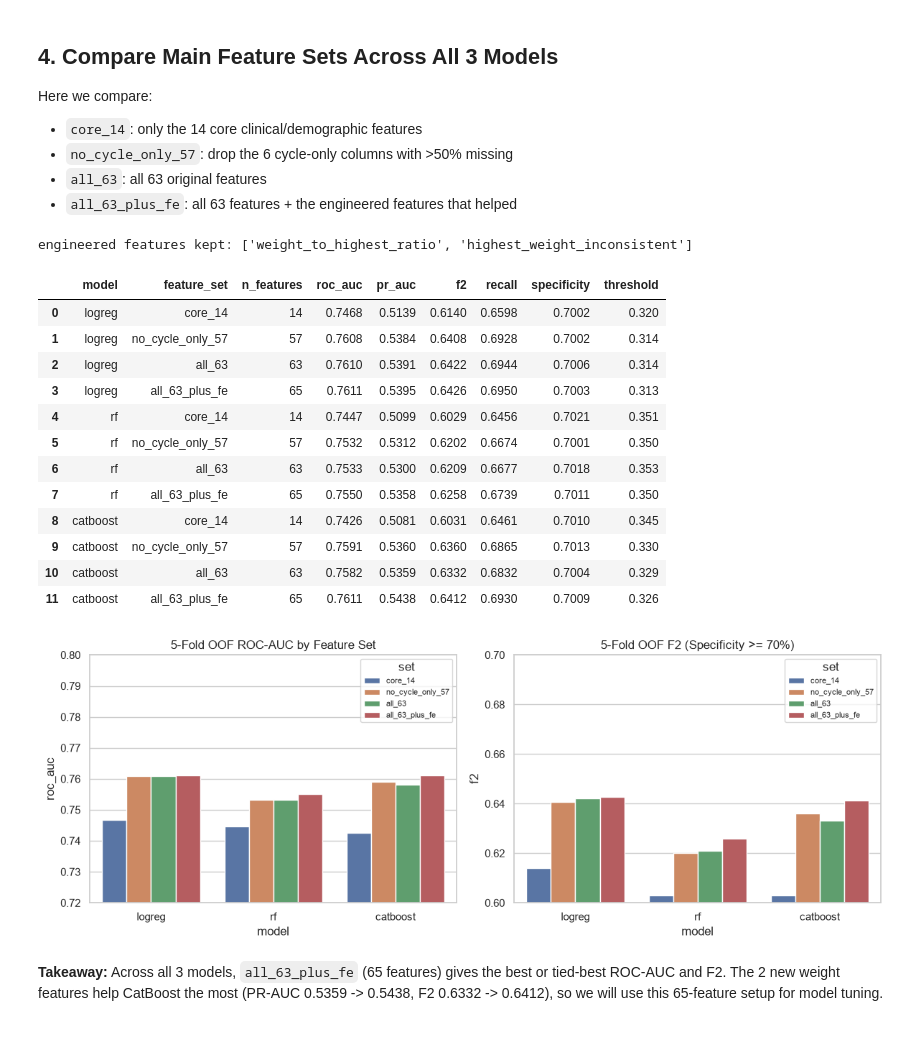
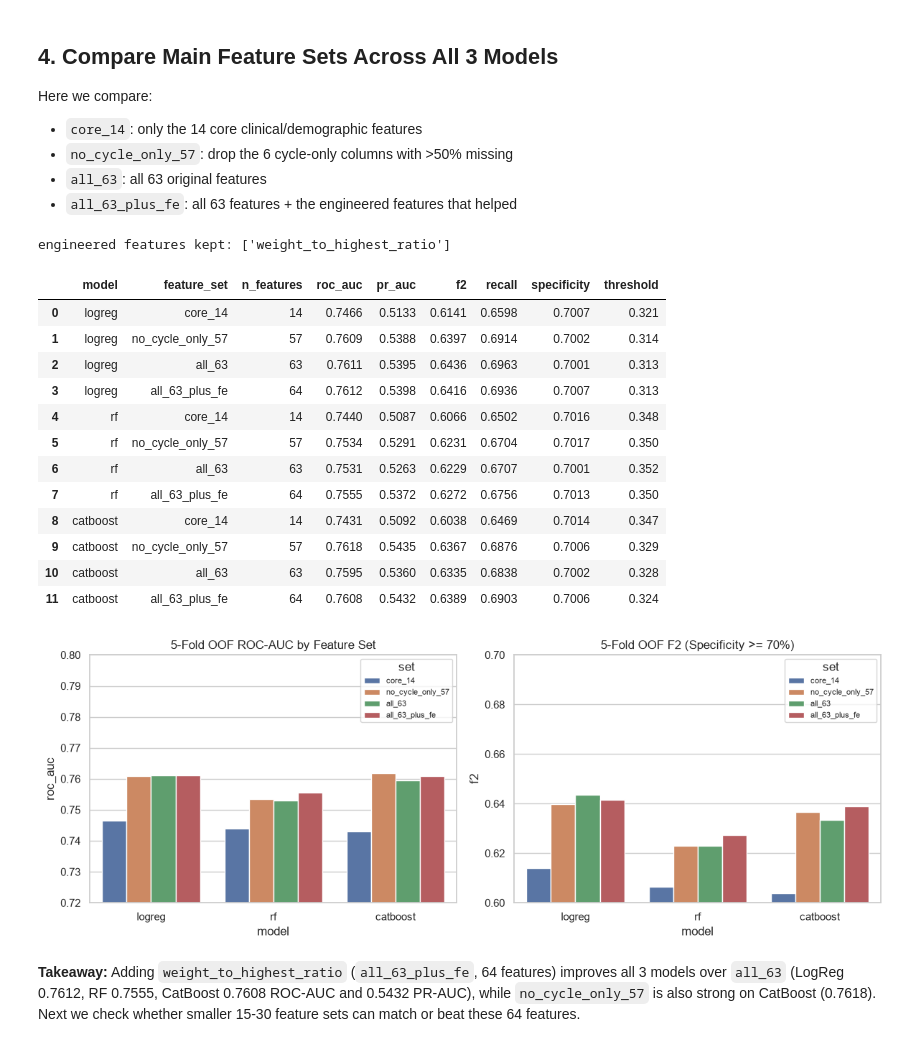
Before and after one commit to axiom-digital/type0-diabetes-screening, a Jupyter notebook: notebooks/03_feature_selection.ipynb, the cells around one changed output. Cells and saved outputs as stored; diff of their text form; code cells hidden in the pictures.

```diff
--- a/notebooks/03_feature_selection.ipynb
+++ b/notebooks/03_feature_selection.ipynb
@@ -290,54 +290,54 @@ high_missing_cycle_cols = {
 }
 no_cycle_only_57 = [c for c in all_63 if c not in high_missing_cycle_cols]
 
-# keep engineered columns that improved average ROC-AUC over baseline
+# keep only engineered columns with a clear CV gain (>= 0.002 combined AUC diff)
 helpful_fe = []
 for col in fe_all:
     row = fe_df.loc[fe_df["experiment"] == f"+ {col}"].iloc[0]
-    if (row["lr_auc_diff"] + row["rf_auc_diff"]) > 0:
+    if (row["lr_auc_diff"] + row["rf_auc_diff"]) >= 0.002:
         helpful_fe.append(col)
 print("engineered features kept:", helpful_fe)
 
 candidate_sets = {
     "core_14": GROUPS["core"],
     "no_cycle_only_57": no_cycle_only_57,
     "all_63": all_63,
     "all_63_plus_fe": all_63 + helpful_fe,
 }
 
 comp_rows = []
 for model_type in ["logreg", "rf", "catboost"]:
     for set_name, cols in candidate_sets.items():
         m = run_cv(df_fe, cols, model_type)
         comp_rows.append({
             "model": model_type,
             "feature_set": set_name,
             "n_features": len(cols),
             "roc_auc": m["roc_auc"],
             "pr_auc": m["pr_auc"],
             "f2": m["f2"],
             "recall": m["recall"],
             "specificity": m["specificity"],
             "threshold": m["threshold"],
         })
 
 comp_df = pd.DataFrame(comp_rows)
 display(comp_df)
 # %% [output]
-engineered features kept: ['weight_to_highest_ratio', 'highest_weight_inconsistent']
+engineered features kept: ['weight_to_highest_ratio']
 |  | model | feature_set | n_features | roc_auc | pr_auc | f2 | recall | specificity | threshold |
-| 0 | logreg | core_14 | 14 | 0.7468 | 0.5139 | 0.6140 | 0.6598 | 0.7002 | 0.320 |
-| 1 | logreg | no_cycle_only_57 | 57 | 0.7608 | 0.5384 | 0.6408 | 0.6928 | 0.7002 | 0.314 |
-| 2 | logreg | all_63 | 63 | 0.7610 | 0.5391 | 0.6422 | 0.6944 | 0.7006 | 0.314 |
-| 3 | logreg | all_63_plus_fe | 65 | 0.7611 | 0.5395 | 0.6426 | 0.6950 | 0.7003 | 0.313 |
-| 4 | rf | core_14 | 14 | 0.7447 | 0.5099 | 0.6029 | 0.6456 | 0.7021 | 0.351 |
-| 5 | rf | no_cycle_only_57 | 57 | 0.7532 | 0.5312 | 0.6202 | 0.6674 | 0.7001 | 0.350 |
-| 6 | rf | all_63 | 63 | 0.7533 | 0.5300 | 0.6209 | 0.6677 | 0.7018 | 0.353 |
-| 7 | rf | all_63_plus_fe | 65 | 0.7550 | 0.5358 | 0.6258 | 0.6739 | 0.7011 | 0.350 |
-| 8 | catboost | core_14 | 14 | 0.7426 | 0.5081 | 0.6031 | 0.6461 | 0.7010 | 0.345 |
-| 9 | catboost | no_cycle_only_57 | 57 | 0.7591 | 0.5360 | 0.6360 | 0.6865 | 0.7013 | 0.330 |
-| 10 | catboost | all_63 | 63 | 0.7582 | 0.5359 | 0.6332 | 0.6832 | 0.7004 | 0.329 |
-| 11 | catboost | all_63_plus_fe | 65 | 0.7611 | 0.5438 | 0.6412 | 0.6930 | 0.7009 | 0.326 |
+| 0 | logreg | core_14 | 14 | 0.7466 | 0.5133 | 0.6141 | 0.6598 | 0.7007 | 0.321 |
+| 1 | logreg | no_cycle_only_57 | 57 | 0.7609 | 0.5388 | 0.6397 | 0.6914 | 0.7002 | 0.314 |
+| 2 | logreg | all_63 | 63 | 0.7611 | 0.5395 | 0.6436 | 0.6963 | 0.7001 | 0.313 |
+| 3 | logreg | all_63_plus_fe | 64 | 0.7612 | 0.5398 | 0.6416 | 0.6936 | 0.7007 | 0.313 |
+| 4 | rf | core_14 | 14 | 0.7440 | 0.5087 | 0.6066 | 0.6502 | 0.7016 | 0.348 |
+| 5 | rf | no_cycle_only_57 | 57 | 0.7534 | 0.5291 | 0.6231 | 0.6704 | 0.7017 | 0.350 |
+| 6 | rf | all_63 | 63 | 0.7531 | 0.5263 | 0.6229 | 0.6707 | 0.7001 | 0.352 |
+| 7 | rf | all_63_plus_fe | 64 | 0.7555 | 0.5372 | 0.6272 | 0.6756 | 0.7013 | 0.350 |
+| 8 | catboost | core_14 | 14 | 0.7431 | 0.5092 | 0.6038 | 0.6469 | 0.7014 | 0.347 |
+| 9 | catboost | no_cycle_only_57 | 57 | 0.7618 | 0.5435 | 0.6367 | 0.6876 | 0.7006 | 0.329 |
+| 10 | catboost | all_63 | 63 | 0.7595 | 0.5360 | 0.6335 | 0.6838 | 0.7002 | 0.328 |
+| 11 | catboost | all_63_plus_fe | 64 | 0.7608 | 0.5432 | 0.6389 | 0.6903 | 0.7006 | 0.324 |
 # %%
 # plot ROC-AUC and F2 across all 3 models and candidate feature sets
 fig, axes = plt.subplots(1, 2, figsize=(12, 4.5))
@@ -354,7 +354,7 @@ axes[1].legend(title="set", fontsize=8)
 plt.tight_layout()
 plt.show()
 # %% [output]
-[figure, old version]
+[figure, new version]
 # %% [markdown]
-**Takeaway:** Across all 3 models, `all_63_plus_fe` (65 features) gives the best or tied-best ROC-AUC and F2. The 2 new weight features help CatBoost the most (PR-AUC 0.5359 -> 0.5438, F2 0.6332 -> 0.6412), so we will use this 65-feature setup for model tuning.
+**Takeaway:** Adding `weight_to_highest_ratio` (`all_63_plus_fe`, 64 features) improves all 3 models over `all_63` (LogReg 0.7612, RF 0.7555, CatBoost 0.7608 ROC-AUC and 0.5432 PR-AUC), while `no_cycle_only_57` is also strong on CatBoost (0.7618). Next we check whether smaller 15-30 feature sets can match or beat these 64 features.
 # %% [markdown]
```
Also changed, not shown: parts of 11 cells of this notebook, 2 other files.
